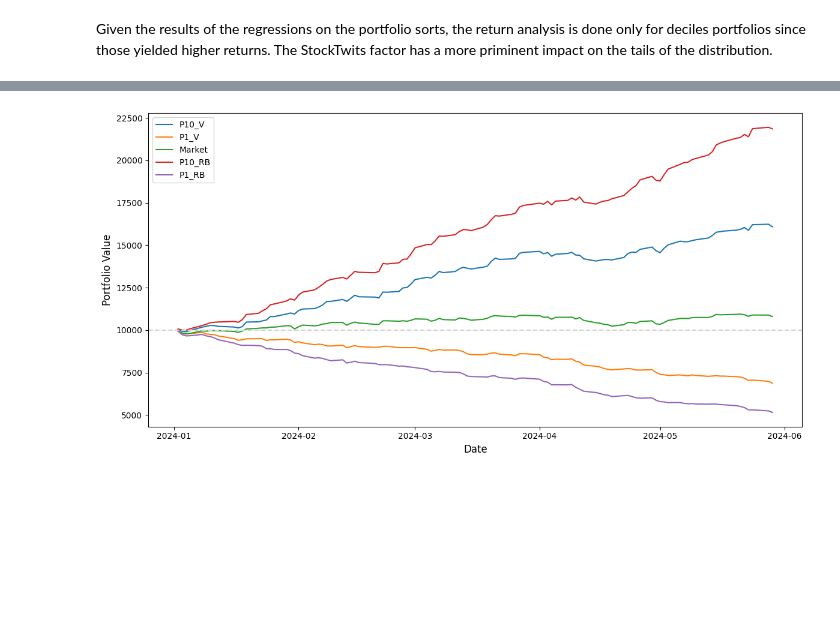
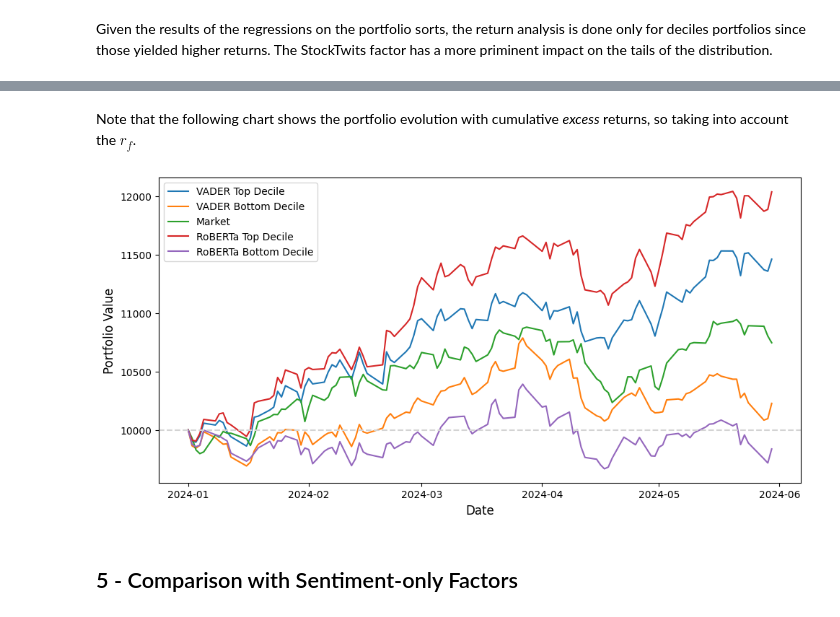
Before and after one commit to Berga20/Code_MSc_Thesis, a Jupyter notebook: Analysis.ipynb, the cells around one changed output, grey strips where cells are left out. Drawn from its saved outputs; the diff is of its cells as text; code cells hidden in the pictures; blank space fills up the shorter version.

```diff
--- a/Analysis.ipynb
+++ b/Analysis.ipynb
@@ -493,7 +507,7 @@ Now, next-day returns will be computed, simply by shifting the *exc_ret* column
 # %%
 research_data = research_data.sort_values(by=['ticker', 'date'])
 research_data['exc_ret_nd'] = research_data.groupby('ticker')['exc_ret'].shift(-1)
-research_data = research_data.dropna(subset=['exc_ret_nd'])
+research_data = research_data.dropna(subset=['exc_ret_nd', 'ret_nd'])
 research_data
 # %% [output]
 |  | date | Mkt-RF | SMB | HML | RMW | CMA | RF | ticker | M_vol | M_tot/d | ... | ... |
@@ -783,7 +812,7 @@ def compute_quintiles_port(merged_df):
 
     grouped = copy.groupby(['date', 'quintiles'])
 
-    copy['Equal_Weighted_RET_Decile'] = grouped['ret'].transform('mean')
+    copy['Equal_Weighted_RET_Decile'] = grouped['ret_nd'].transform('mean')
 
     portfolio_df = pd.pivot_table(copy, values='Equal_Weighted_RET_Decile', index='date', columns='quintiles', aggfunc='mean')
     portfolio_df.columns = ['P' + str(col) for col in portfolio_df.columns]
@@ -976,7 +1020,7 @@ def compute_deciles_port(merged_df):
 
     grouped = copy.groupby(['date', 'deciles'])
 
-    copy['Equal_Weighted_RET_Decile'] = grouped['ret'].transform('mean')
+    copy['Equal_Weighted_RET_Decile'] = grouped['ret_nd'].transform('mean')
 
     portfolio_df = pd.pivot_table(copy, values='Equal_Weighted_RET_Decile', index='date', columns='deciles', aggfunc='mean')
     portfolio_df.columns = ['P' + str(col) for col in portfolio_df.columns]
@@ -1286,22 +1417,34 @@ cum_rets_adjusted
+# %%
+cum_rets.rename(columns={'P10_V': 'VADER Top Decile', 'P1_V': 'VADER Bottom Decile', 'P10_RB': 'RoBERTa Top Decile', 'P1_RB':'RoBERTa Bottom Decile'}, inplace=True)
+# %% [markdown]
+Note that the following chart shows the portfolio evolution with cumulative *excess* returns, so taking into account the $r_f$.
 # %%
 initial_value = 10000
 
 cum_rets_adjusted = (cum_rets + 1) * initial_value
 
-plt.figure(figsize=(12, 6))
+start_date = pd.Period('2024-01-01', freq='D')
+start_row = pd.DataFrame([initial_value] * len(cum_rets_adjusted.columns),
+                         index=cum_rets_adjusted.columns).T
+start_row.index = [start_date]
+cum_rets_adjusted = pd.concat([start_row, cum_rets_adjusted])
+
+plt.figure(figsize=(10, 5))
 
 for col in cum_rets_adjusted.columns:
     plt.plot(cum_rets_adjusted.index.to_timestamp(), cum_rets_adjusted[col], label=col)
 
 plt.xlabel('Date', fontsize=12)
 plt.ylabel('Portfolio Value', fontsize=12)
 plt.legend()
 plt.axhline(y = 10000, color = 'lightgrey', linestyle = '--')
 plt.grid(True)
 plt.tight_layout()
 plt.grid(visible=False)
 
 # Show the plot
 plt.show()
 # %% [output]
-[figure, old version]
+[figure, new version]
+# %% [markdown]
+## 5 - Comparison with Sentiment-only Factors
```
Also changed, not shown: parts of 95 cells of this notebook, 7 other files.
